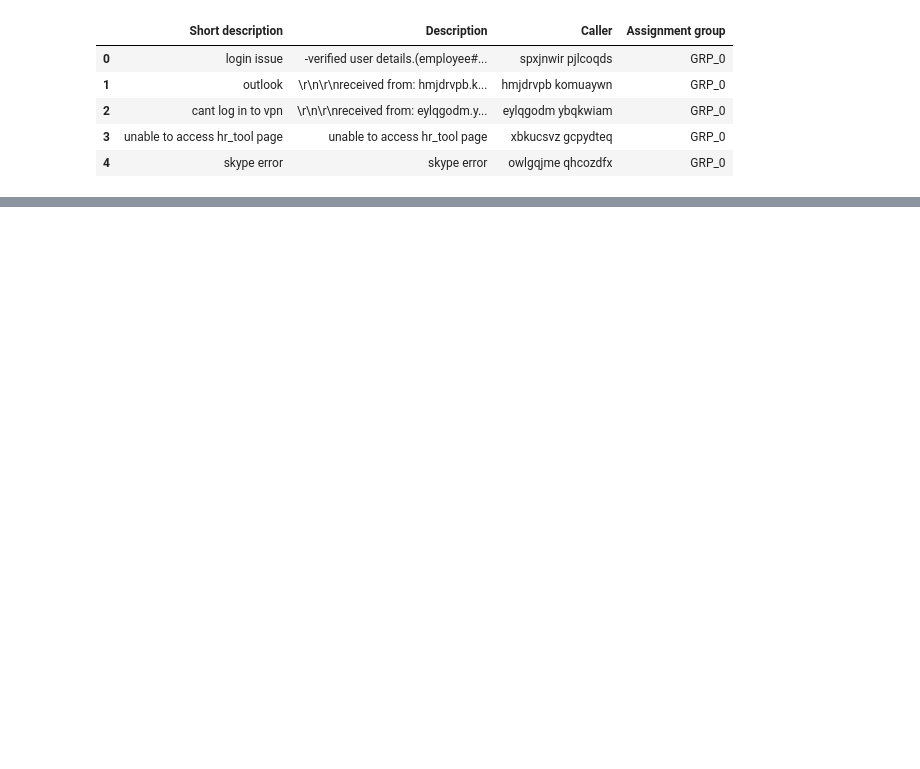
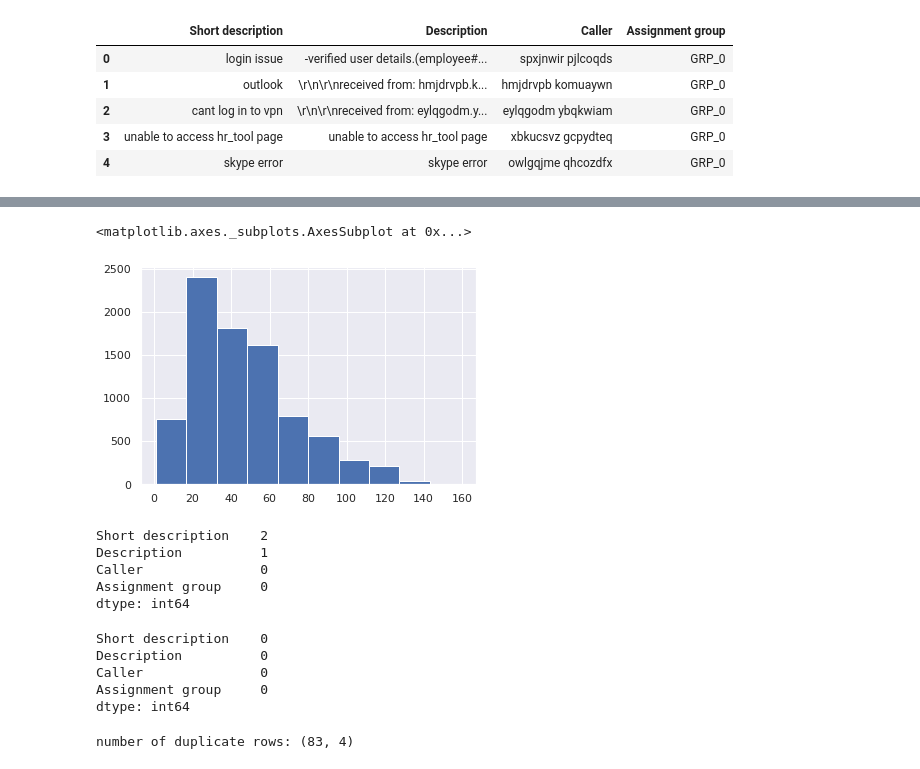
Before and after one commit to ShyamMuralidharan/Automatic-Ticket-Assignment-NLP, a Jupyter notebook: Automatic Ticket Assignment.ipynb, the cells around one changed output, grey strips where cells are left out. Cells and saved outputs as stored; diff of their text form; code cells hidden in the pictures; blank space fills up the shorter version.

Commit message:
Update Automatic Ticket Assignment.ipynb
Eda changes

```diff
--- a/Automatic Ticket Assignment.ipynb
+++ b/Automatic Ticket Assignment.ipynb
@@ -18,0 +70,13 @@ df.head()
+# %%
+df['Short description'].str.len().hist()
+# %% [output]
+<matplotlib.axes._subplots.AxesSubplot at 0x...>
+[figure, added]
+# %%
+print(df.isnull().sum())
+# %% [output]
+Short description    2
+Description          1
+Caller               0
+Assignment group     0
+dtype: int64
@@ -18,0 +85,13 @@ df.head()
+# %%
+print(df.isnull().sum())
+# %% [output]
+Short description    0
+Description          0
+Caller               0
+Assignment group     0
+dtype: int64
+# %%
+duplicate_rows_df = df[df.duplicated()]
+print("number of duplicate rows:", duplicate_rows_df.shape)
+# %% [output]
+number of duplicate rows: (83, 4)
```
Also changed, not shown: parts of 29 cells of this notebook.
